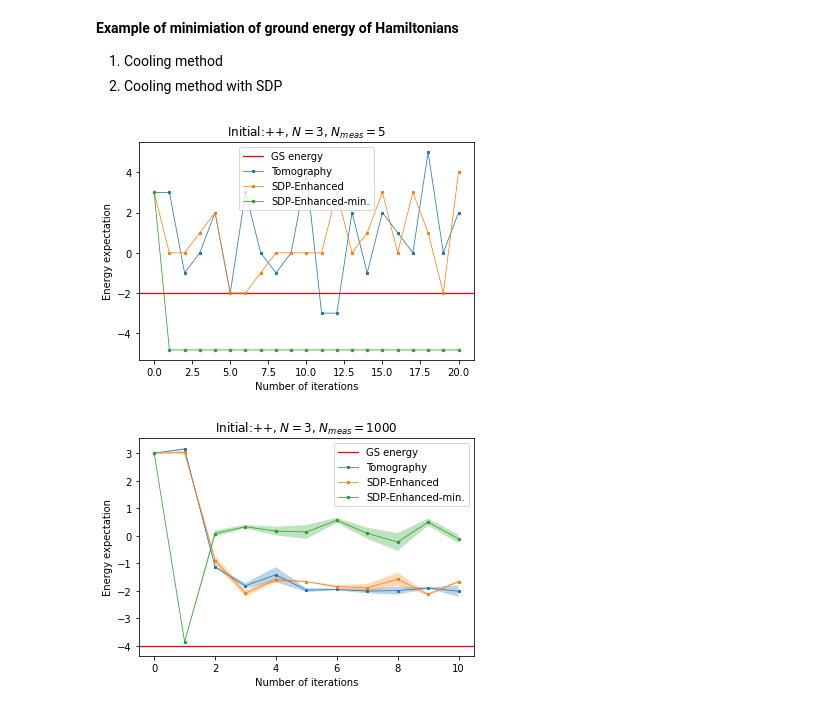
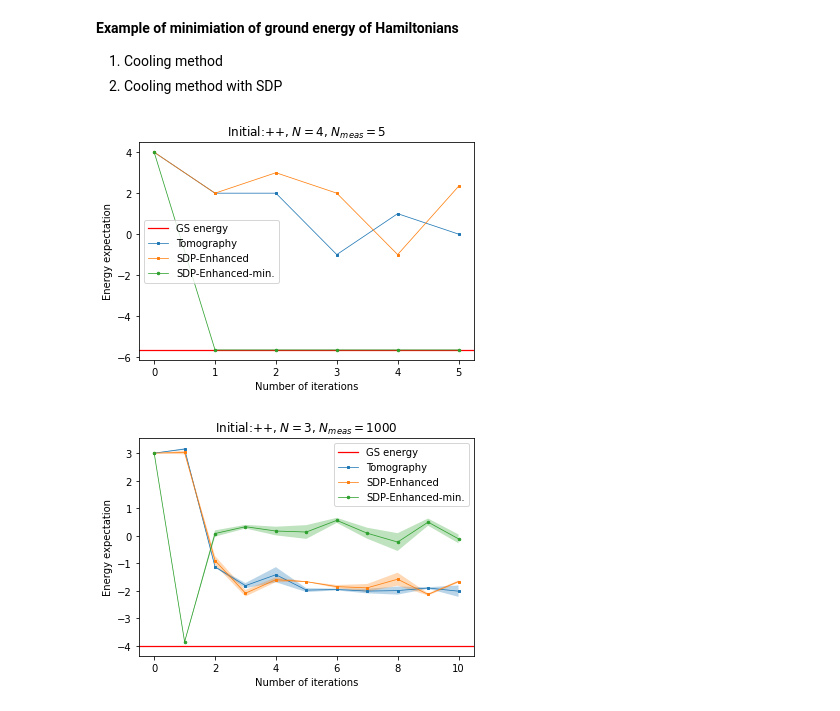
Before and after one commit to ZheruiWANG/SDP-for-VQE, a Jupyter notebook: More-Qubit Pro v3.0/algorithmic_cooling_final.ipynb, the cells around one changed output. Saved outputs shown, nothing was run; the diff lists cells and outputs as text; code cells hidden in the pictures.

```diff
--- a/More-Qubit Pro v3.0/algorithmic_cooling_final.ipynb
+++ b/More-Qubit Pro v3.0/algorithmic_cooling_final.ipynb
@@ -871,36 +871,36 @@ H_local_list = ['XX','YY'] # Pauli string representation of the local Hamiltonia
 model_type = 'closed'
 M = 2 # Number of qubits of subsystems
 G = 3 # Number of qubits of partial global system (C1)
 
-N_opt = 20 # Number of iterations of cooling
+N_opt = 5 # Number of iterations of cooling
 num_of_shots = 1 # Number of experiments we do
 
 data = []
-for N in [3]: # Number of qubits of the entire system
+for N in [4]: # Number of qubits of the entire system
     for N_meas in [5]: # Number of measurements in all basis each loop
         for initial_guess in ['++']:
             avg_expH, std_expH, avg_expH_enhanced, std_expH_enhanced, avg_expH_enhanced_SDPvalue, std_expH_enhanced_SDPvalue, ground_state_energy = main(initial_guess, N_opt, N_meas, num_of_shots,
                                                                                                                                                 N, M, G, H_local_list, model_type)
             for i in list(range(N_opt+1)):
                 # Save data to Panda DataFrame
                 df = {
                     'N_opt': i,
                     'avg_expH': avg_expH[i],
                     'std_expH': std_expH[i],
                     'avg_expH_enhanced': avg_expH_enhanced[i],
                     'std_expH_enhanced': std_expH_enhanced[i],
                     'avg_expH_enhanced_SDPvalue': avg_expH_enhanced_SDPvalue[i],
                     'std_expH_enhanced_SDPvalue': std_expH_enhanced_SDPvalue[i],
                     'N': N,
                     'N_meas': N_meas,
                     'Initial_state': initial_guess
                 }
                 data.append(df)
 
 df = pd.DataFrame(data)
 df.to_csv('experiment_data.csv', index=False) # Save the DataFrame to a CSV file
 # %% [output]
-[figure, old version]
+[figure, new version]
 # %%
 H_local_list = ['XX','YY'] # Pauli string representation of the local Hamiltonian of subsystems
 model_type = 'closed'
```
Also changed, not shown: parts of 9 cells of this notebook, 4 other files.
